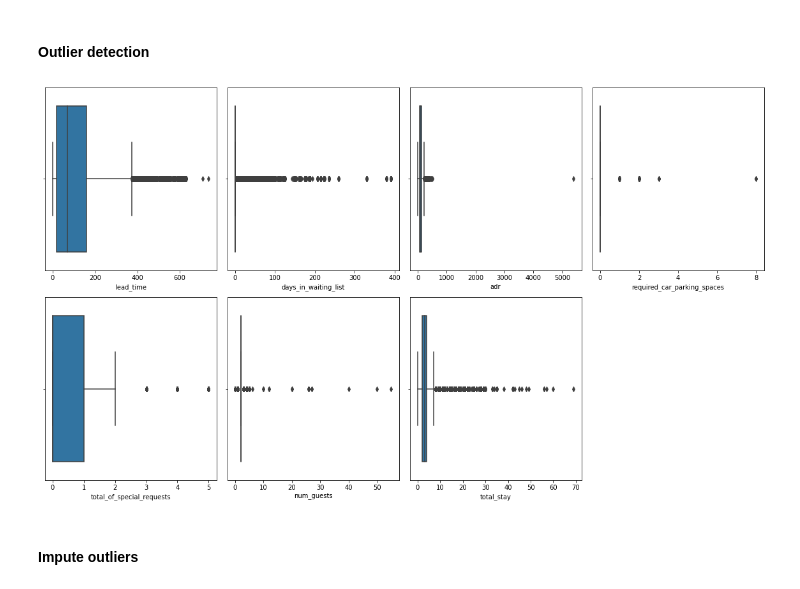
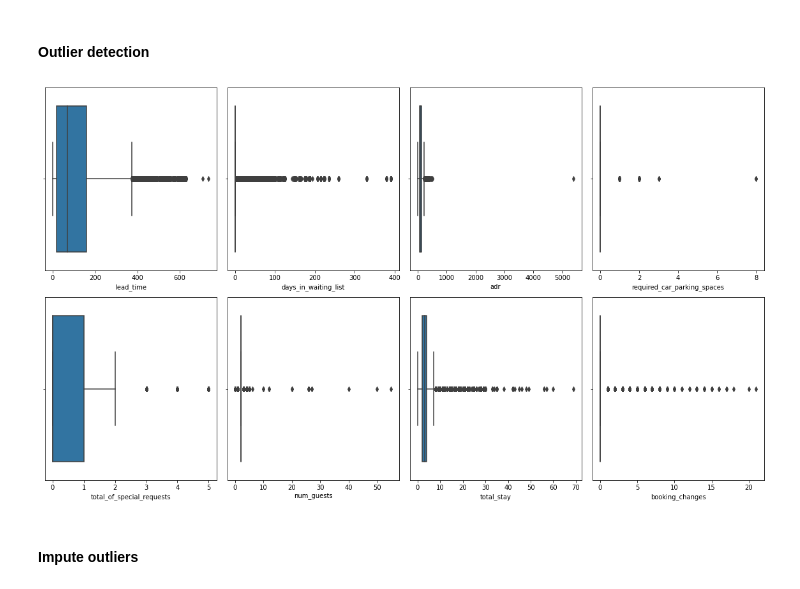
Before and after one commit to ofek181/Causal-Inference, a Jupyter notebook: causal_inference_notebook.ipynb, the cells around one changed output. Cells and saved outputs as stored; diff of their text form; code cells hidden in the pictures.

```diff
--- a/causal_inference_notebook.ipynb
+++ b/causal_inference_notebook.ipynb
@@ -155,16 +155,16 @@ data.describe().T
 # %%
 
 features = ['lead_time', 'days_in_waiting_list', 'adr', 'required_car_parking_spaces',
-            'total_of_special_requests', 'num_guests', 'total_stay']
+            'total_of_special_requests', 'num_guests', 'total_stay', 'booking_changes']
 n = 1
 plt.figure(figsize=(16,18))
 for feature in features:
     plt.subplot(4, 4, n)
     sns.boxplot(data[feature])
     n += 1
     plt.tight_layout()
 # %% [output]
-[figure, old version]
+[figure, new version]
 # %% [markdown]
 #### Impute outliers
 # %%
```
Also changed, not shown: parts of 19 cells of this notebook, 1 other file.
